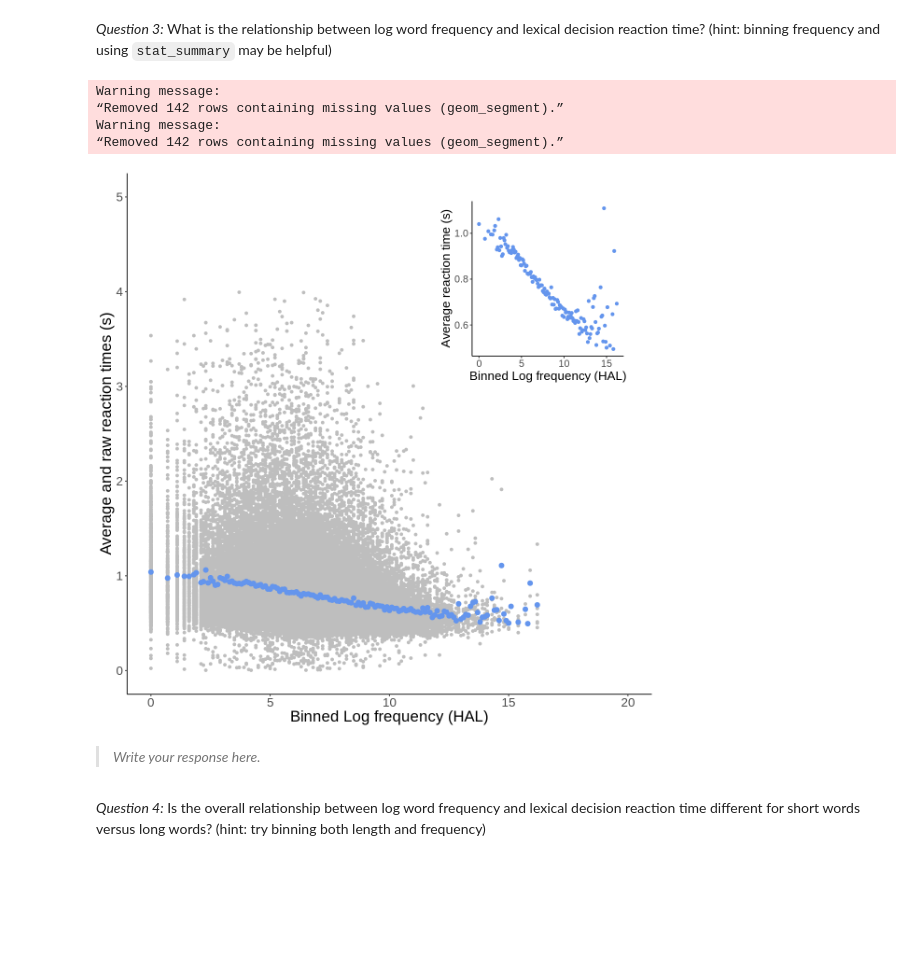
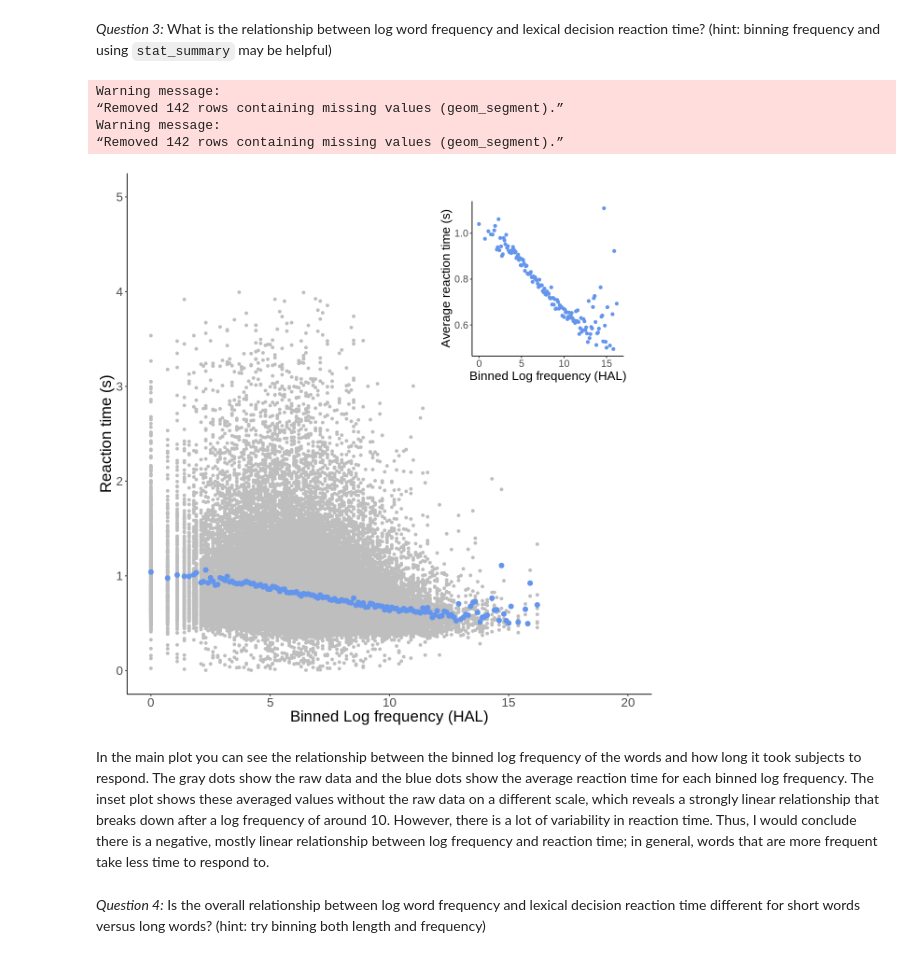
Before and after one commit to CoAxLab/DataSciencePsychNeuro, a Jupyter notebook: Homeworks/Homework3.ipynb, the cells around one changed output. Saved outputs shown, nothing was run; the diff lists cells and outputs as text; code cells hidden in the pictures; blank space fills up the shorter version.

```diff
--- a/Homeworks/Homework3.ipynb
+++ b/Homeworks/Homework3.ipynb
@@ -181,42 +187,42 @@ plot1 <- comb_data %>%
                     ggplot(aes(x = round(Log_Freq_HAL,1),
                               y = D_RT_new/1000)) +
                     xlab('Binned Log frequency (HAL)') +
-                    ylab('Average and raw reaction times (s)') +
+                    ylab('Reaction time (s)') +
                     xlim(0,20) +
                     ylim(0,5) +
                     geom_point(color = 'grey') +
                     stat_summary(fun = mean,
                                 #  fun.min = min,
                                 #  fun.max = max,
                                  colour = "#6495ED",
                                  show.legend=TRUE) +
                     theme_classic() +
                     theme(text = element_text(size = 20))
 
 plot2 <- comb_data %>%
                     ggplot(aes(x = round(Log_Freq_HAL,1),
                               y = D_RT_new/1000)) +
                     xlab('Binned Log frequency (HAL)') +
                     ylab('Average reaction time (s)') +
                     stat_summary(fun = mean,
                                 colour = "#6495ED",
                                 size = 0.25) +
                     theme_classic() +
                     theme(text = element_text(size = 16))
 
 plot1 +
   annotation_custom(
     ggplotGrob(plot2),
     xmin = 12, xmax = 20, ymin = 3, ymax = 5
   )
 # %% [output]
 Warning message:
 “Removed 142 rows containing missing values (geom_segment).”
 Warning message:
 “Removed 142 rows containing missing values (geom_segment).”
-[figure, old version]
+[figure, new version]
-# %% [markdown]
-> *Write your response here.*
+# %% [markdown]
+In the main plot you can see the relationship between the binned log frequency of the words and how long it took subjects to respond. The gray dots show the raw data and the blue dots show the average reaction time for each binned log frequency. The inset plot shows these averaged values without the raw data on a different scale, which reveals a strongly linear relationship that breaks down after a log frequency of around 10. However, there is a lot of variability in reaction time. Thus, I would conclude there is a negative, mostly linear relationship between log frequency and reaction time; in general, words that are more frequent take less time to respond to.
 # %% [markdown]
 *Question 4:* Is the overall relationship between log word frequency and lexical decision reaction time different for short words versus long words? (hint: try binning both length and frequency)
 # %%
```
Also changed, not shown: parts of 12 cells of this notebook.
